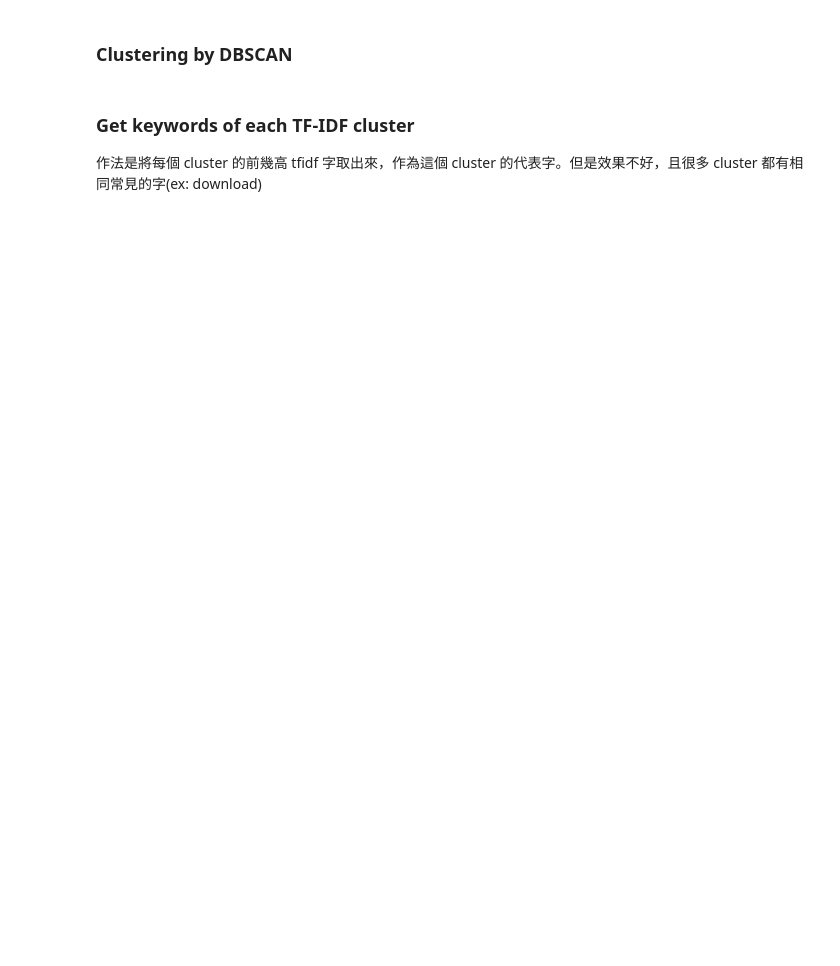
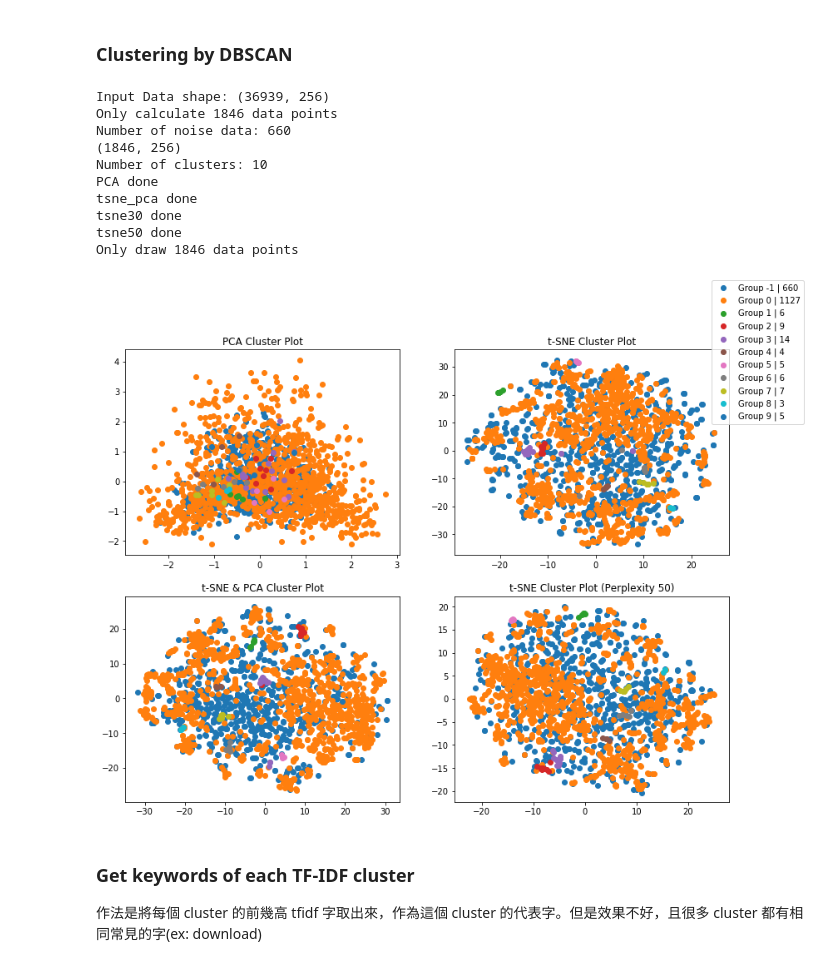
Before and after one commit to hsinlichu/Customer-Service-Data-Analysis-with-Machine-Learning-Technique, a Jupyter notebook: analysis/Customer Service Data Clustering.ipynb, the cells around one changed output. Saved outputs shown, nothing was run; the diff lists cells and outputs as text; code cells hidden in the pictures; blank space fills up the shorter version.

```diff
--- a/analysis/Customer Service Data Clustering.ipynb
+++ b/analysis/Customer Service Data Clustering.ipynb
@@ -145,3 +159,17 @@ cluster_and_plot(text, "dbscan", None, 0.999, 50, 10)
+# %%
+_ = cluster_and_plot(text, "dbscan", None, 1.04, 20, 1)
+# %% [output]
+Input Data shape: (36939, 256)
+Only calculate 1846 data points
+Number of noise data: 660
+(1846, 256)
+Number of clusters: 10
+PCA done
+tsne_pca done
+tsne30 done
+tsne50 done
+Only draw 1846 data points
+[figure, added]
 # %% [markdown]
 ### Get keywords of each TF-IDF cluster
 作法是將每個 cluster 的前幾高 tfidf 字取出來，作為這個 cluster 的代表字。但是效果不好，且很多 cluster 都有相同常見的字(ex: download)
```
Also changed, not shown: parts of 12 cells of this notebook.
